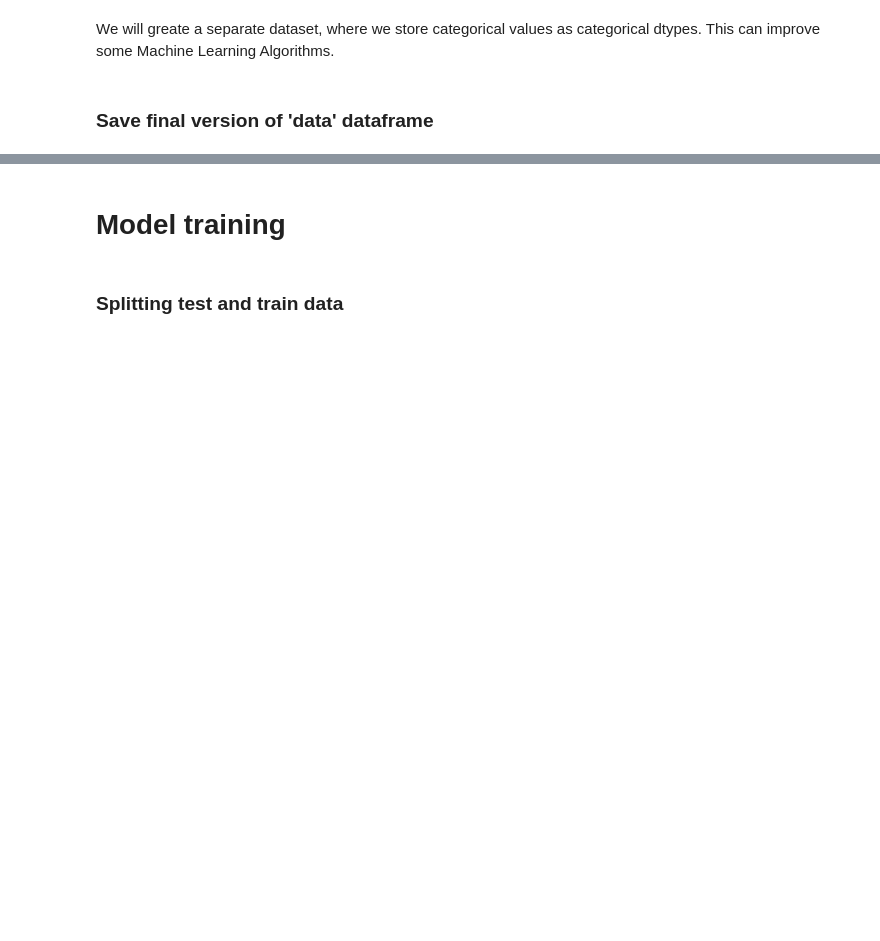
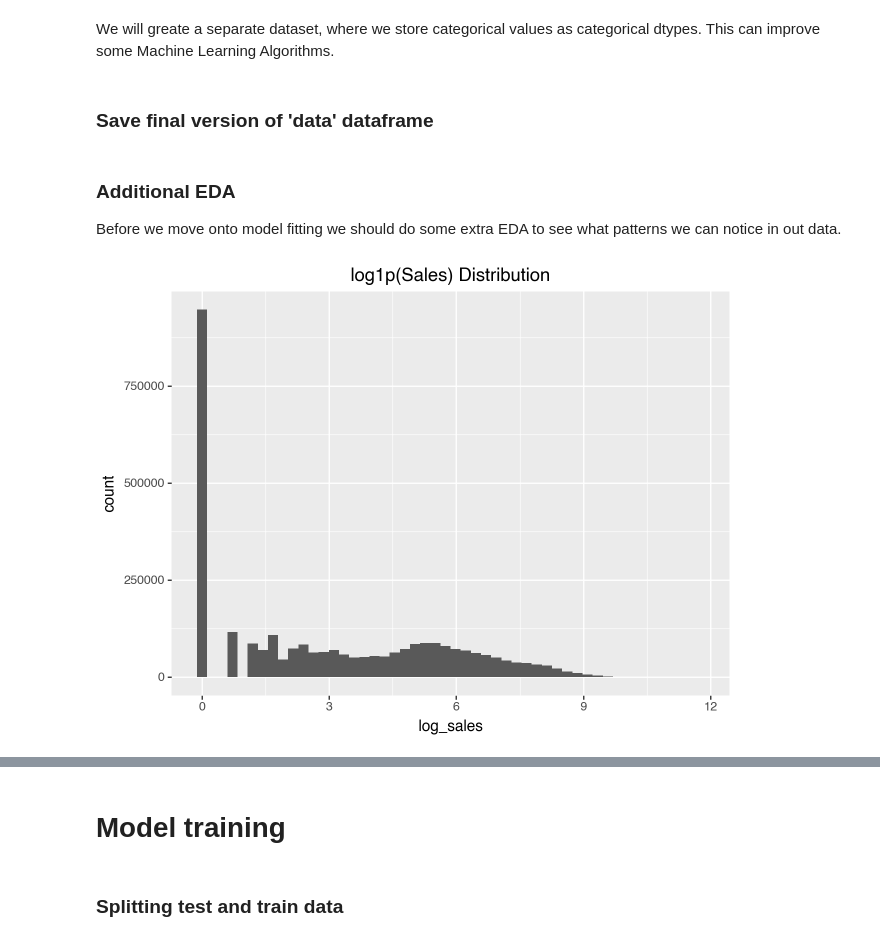
Before and after one commit to RalfGrossfeldt/Store-Sales-Prediction, a Jupyter notebook: notebook.ipynb, the cells around one changed output, grey strips where cells are left out. Drawn from its saved outputs; the diff is of its cells as text; code cells hidden in the pictures; blank space fills up the shorter version.

```diff
--- a/notebook.ipynb
+++ b/notebook.ipynb
@@ -362,3 +362,20 @@ for col in categorical_cols:
 ### Save final version of 'data' dataframe
 # %%
 data.to_csv('./data/data.csv', index=False)
+# %% [markdown]
+### Additional EDA
+
+Before we move onto model fitting we should do some extra EDA to see what patterns we can notice in out data.
+# %%
+from plotnine import ggplot, aes, geom_histogram, ggtitle
+
+#We should not look at the test data for EDA
+eda_train = data[data['date'] < '2017-08-16'].copy()
+
+eda_train["log_sales"] = np.log1p(eda_train["sales"]) #Cannot use simple log transformation because log(0) is undefined.
+
+(ggplot(eda_train, aes("log_sales")) +
+ geom_histogram(bins=50) +
+ ggtitle("log1p(Sales) Distribution"))
+# %% [output]
+[figure, added]
```
Also changed, not shown: parts of 13 cells of this notebook.
